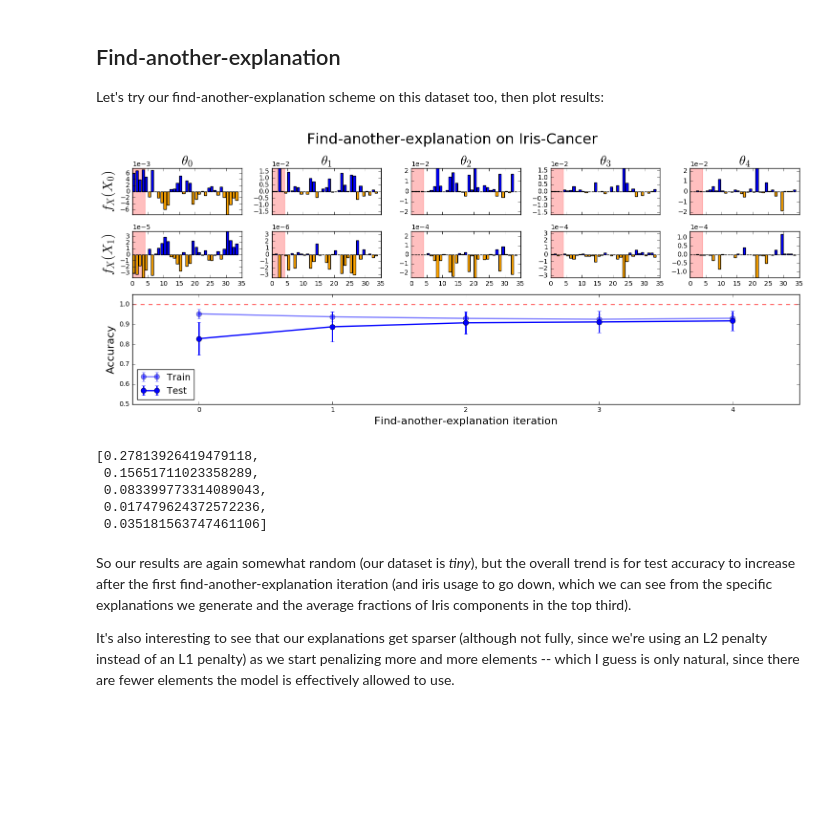
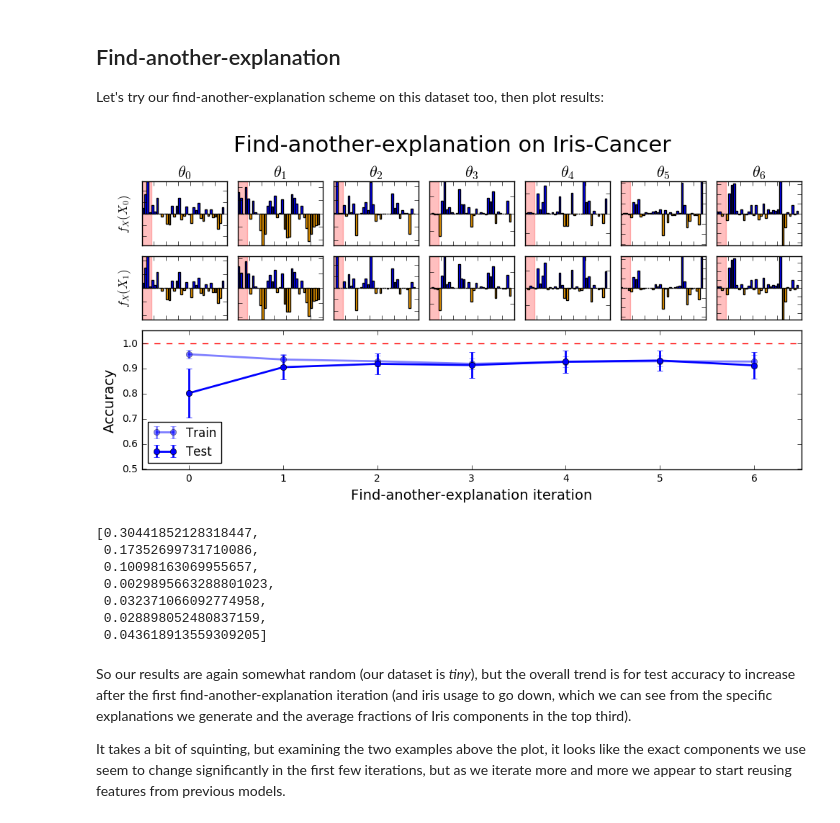
Before and after one commit to dtak/rrr, a Jupyter notebook: experiments/Iris-Cancer.ipynb, the cells around one changed output. Drawn from its saved outputs; the diff is of its cells as text; code cells hidden in the pictures; blank space fills up the shorter version.

```diff
--- a/experiments/Iris-Cancer.ipynb
+++ b/experiments/Iris-Cancer.ipynb
@@ -30,9 +30,9 @@ mlp.score(iris_Xt, iris_yt)
 # %% [output]
 0.98333333333333328
 # %%
-grads0 = mlp.input_gradients(iris_X, 0)
-grads1 = mlp.input_gradients(iris_X, 1)
-grads2 = mlp.input_gradients(iris_X, 2)
+grads0 = mlp.input_gradients(iris_X, y=0)
+grads1 = mlp.input_gradients(iris_X, y=1)
+grads2 = mlp.input_gradients(iris_X, y=2)
 gradsp = mlp.input_gradients(iris_X)
 # %%
 X0 = iris.data[np.argwhere(iris.target==0)][:,0]
@@ -85,7 +85,7 @@ noiris_Xt_accuracies = []
 noiris_iris_usages = []
 noiris_iris_tops = []
 
-for i in range(50):
+for i in range(300):
   X, Xtr, Xt, y, yt = iris_cancer.generate_dataset() # fully regenerates the dataset, random split
   A = np.zeros_like(X).astype(bool)
   A[:, :4] = True
@@ -225,14 +225,18 @@ def expl_barchart(coefs):
   plt.xlim(0,34)
 
 preds = mlp_iris.predict(X)
-with figure_grid(4,2,rowheight=1.5) as g:
+with figure_grid(4,2,rowheight=1.5, rowwidth=6) as g:
   g.fig.suptitle('Input gradients vs. LIME, Iris-Cancer', y=1.025, fontsize=16)
-  for i in [1,10,4,6]:
+  for i in [0,1]:
     g.next()
     plt.title('Input gradients of $\hat{{y}}_{{{}}}$'.format(y[i]))
     expl_barchart(grad_expls0[i] if y[i]==0 else grad_expls1[i])
+    plt.xlabel('Input dimension $d$')
+    plt.ylabel(r'$\frac{\partial \hat{y}_{'+str(y[i])+'}}{\partial x_d}$', fontsize=16, rotation='horizontal')
 
     g.next()
     plt.title('LIME explanation for $y={}$'.format(y[i]))
     expl_barchart(lime_coefs(lime_expls0[i] if y[i]==0 else lime_expls1[i], y[i]))
+    plt.xlabel('Input dimension $d$')
+    plt.ylabel('LIME Weight')
 # %% [output]
@@ -268,45 +272,49 @@ trainscore_errs = [np.std([fae_group[i][2] for fae_group in fae_groups]) for i i
 iris_usage_means = [np.mean([fae_group[i][3] for fae_group in fae_groups]) for i in range(len(fae_groups[0]))]
 iris_usage_errs = [np.std([fae_group[i][3] for fae_group in fae_groups]) for i in range(len(fae_groups[0]))]
 # %%
-with figure_grid(4,5, rowwidth=15, rowheight=1.5) as g:
+show = 7
+
+with figure_grid(4,show, rowwidth=10, rowheight=1.25) as g:
   g.fig.suptitle('Find-another-explanation on Iris-Cancer', y=1.05, fontsize=22)
-  for jj, j in enumerate([1,5]):
-    for i in range(5):
+  for jj, j in enumerate([2,4]):
+    for i in range(show):
       g.next()
       if jj == 0:
-        plt.title(r'$\theta_{{{}}}$'.format(i), fontsize=20)
+        plt.title(r'$\theta_{{{}}}$'.format(i), fontsize=16)
       if i == 0:
-        plt.ylabel(r'$f_X(X_{{{}}})$'.format(jj), fontsize=20)
+        plt.ylabel(r'$f_X(X_{{{}}})$'.format(jj), fontsize=12)
       plt.axvspan(0, 4, color='red', alpha=0.25)
       grads = fae_groups[5][i][0].input_gradients(X)[j]
       colors = ['blue' if coef>0 else 'orange' for coef in grads]
       plt.bar(range(len(grads)), grads, color=colors)
       plt.ylim(-np.abs(grads).max(), np.abs(grads).max())
       plt.ticklabel_format(style='sci', axis='y', scilimits=(0,0))
-      if jj == 0:
-        plt.gca().set_xticklabels([])
+      plt.gca().set_xticklabels([])
+      plt.gca().set_yticklabels([])
 
-  show = 5
-  plt.subplot2grid((4,5), (2,0), rowspan=2, colspan=5)
+
+  plt.subplot2grid((4,show), (2,0), rowspan=2, colspan=show)
   plt.axhline(1, ls='--', color='red')
-  plt.errorbar(list(range(show)), trainscore_means[:show], yerr=trainscore_errs[:show], marker='o', markersize=8, alpha=0.5, lw=2, label='Train')
-  plt.errorbar(list(range(show)), testscore_means[:show], yerr=testscore_errs[:show], marker='o', markersize=8, label='Test', lw=2, c='blue')
-  plt.legend(loc='best', fontsize=14)
+  plt.errorbar(list(range(show)), trainscore_means[:show], yerr=trainscore_errs[:show], marker='o', alpha=0.5, lw=2, label='Train')
+  plt.errorbar(list(range(show)), testscore_means[:show], yerr=testscore_errs[:show], marker='o', label='Test', lw=2, c='blue')
+  plt.legend(loc='best')
   plt.ylim(0.5,1.05)
   plt.xlim(-0.5, show-0.5)
-  plt.xlabel('Find-another-explanation iteration', fontsize=16)
-  plt.ylabel('Accuracy', fontsize=16)
+  plt.xlabel('Find-another-explanation iteration', fontsize=14)
+  plt.ylabel('Accuracy', fontsize=14)
 # %% [output]
-[figure, old version]
+[figure, new version]
 # %%
 iris_usage_means
 # %% [output]
-[0.27813926419479118,
- 0.15651711023358289,
- 0.083399773314089043,
- 0.017479624372572236,
- 0.035181563747461106]
+[0.30441852128318447,
+ 0.17352699731710086,
+ 0.10098163069955657,
+ 0.0029895663288801023,
+ 0.032371066092774958,
+ 0.028898052480837159,
+ 0.043618913559309205]
 # %% [markdown]
 So our results are again somewhat random (our dataset is _tiny_), but the overall trend is for test accuracy to increase after the first find-another-explanation iteration (and iris usage to go down, which we can see from the specific explanations we generate and the average fractions of Iris components in the top third).
 
-It's also interesting to see that our explanations get sparser (although not fully, since we're using an L2 penalty instead of an L1 penalty) as we start penalizing more and more elements -- which I guess is only natural, since there are fewer elements the model is effectively allowed to use.
+It takes a bit of squinting, but examining the two examples above the plot, it looks like the exact components we use seem to change significantly in the first few iterations, but as we iterate more and more we appear to start reusing features from previous models.
```
Also changed, not shown: parts of 7 cells of this notebook, 3 other files.
